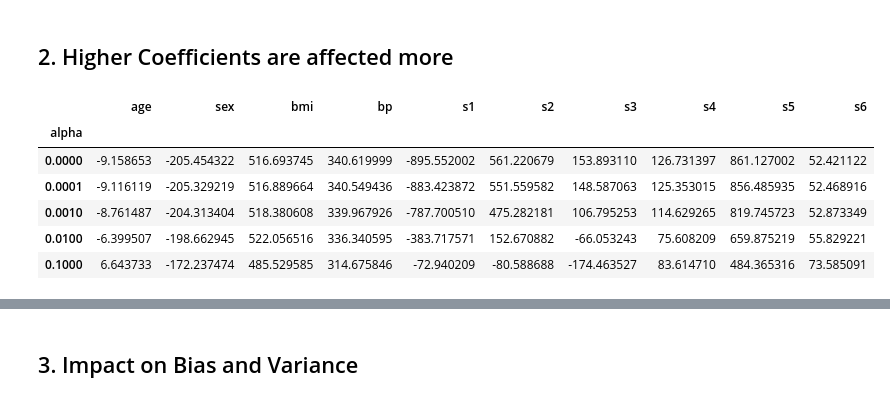
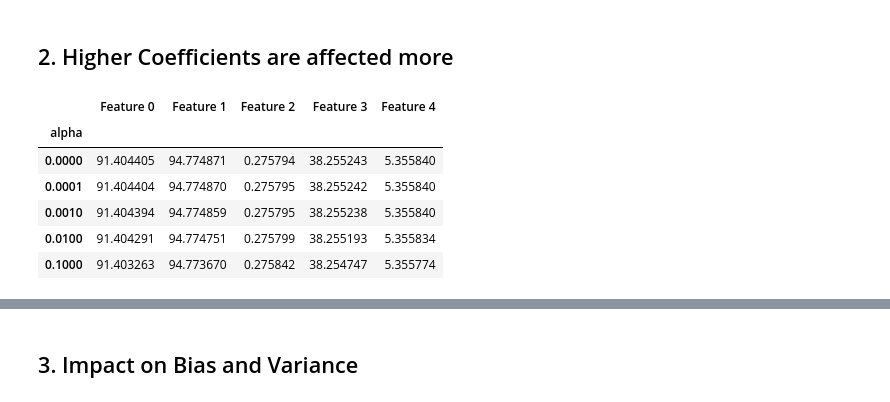
Before and after one commit to pradhans369/Python_and_Data_Science, a Jupyter notebook: 0 ML lecture/22_5 ridge regression.ipynb, the cells around one changed output, grey strips where cells are left out. Saved outputs shown, nothing was run; the diff lists cells and outputs as text; code cells hidden in the pictures.

```diff
--- a/0 ML lecture/22_5 ridge regression.ipynb
+++ b/0 ML lecture/22_5 ridge regression.ipynb
@@ -8,4 +8,4 @@ import pandas as pd
 
 import matplotlib.pyplot as plt
 # %%
-data = load_diabetes()
+X, y = make_regression(n_samples=10000, n_features=5, noise=0.2, random_state=42)
@@ -28,6 +12,6 @@ df.shape
 # %%
 from sklearn.model_selection import train_test_split
-X_train,X_test,y_train,y_test = train_test_split(data.data,data.target,test_size=0.2,random_state=2)
+X_train,X_test,y_train,y_test=train_test_split(X,y,test_size=0.2,random_state=45)
 # %%
 from sklearn.linear_model import Ridge
 from sklearn.metrics import r2_score
@@ -80,28 +64,28 @@ plt.show()
 # %%
 alphas = [0,0.0001,0.001,0.01,0.1,1,10,100,1000,10000]
 
 coefs = []
 
 for i in alphas:
     reg = Ridge(alpha=i)
     reg.fit(X_train,y_train)
 
     coefs.append(reg.coef_.tolist())
 
 
 input_array = np.array(coefs)
-coef_df = pd.DataFrame(input_array,columns=data.feature_names)
+coef_df = pd.DataFrame(input_array,columns=[f"Feature {i}" for i in range(5)])
 coef_df['alpha'] = alphas
 coef_df.set_index('alpha').head(5)      # printing the new data while making the 'alpha' as the new index
 # coef_df
 # %% [output]
-|  | age | sex | bmi | bp | s1 | s2 | s3 | s4 | s5 | s6 |
-| alpha |  |  |  |  |  |  |  |  |  |  |
-| 0.0000 | -9.158653 | -205.454322 | 516.693745 | 340.619999 | -895.552002 | 561.220679 | 153.893110 | 126.731397 | 861.127002 | 52.421122 |
-| 0.0001 | -9.116119 | -205.329219 | 516.889664 | 340.549436 | -883.423872 | 551.559582 | 148.587063 | 125.353015 | 856.485935 | 52.468916 |
-| 0.0010 | -8.761487 | -204.313404 | 518.380608 | 339.967926 | -787.700510 | 475.282181 | 106.795253 | 114.629265 | 819.745723 | 52.873349 |
-| 0.0100 | -6.399507 | -198.662945 | 522.056516 | 336.340595 | -383.717571 | 152.670882 | -66.053243 | 75.608209 | 659.875219 | 55.829221 |
-| 0.1000 | 6.643733 | -172.237474 | 485.529585 | 314.675846 | -72.940209 | -80.588688 | -174.463527 | 83.614710 | 484.365316 | 73.585091 |
+|  | Feature 0 | Feature 1 | Feature 2 | Feature 3 | Feature 4 |
+| alpha |  |  |  |  |  |
+| 0.0000 | 91.404405 | 94.774871 | 0.275794 | 38.255243 | 5.355840 |
+| 0.0001 | 91.404404 | 94.774870 | 0.275795 | 38.255242 | 5.355840 |
+| 0.0010 | 91.404394 | 94.774859 | 0.275795 | 38.255238 | 5.355840 |
+| 0.0100 | 91.404291 | 94.774751 | 0.275799 | 38.255193 | 5.355834 |
+| 0.1000 | 91.403263 | 94.773670 | 0.275842 | 38.254747 | 5.355774 |
 # %%
 alphas = [0,0.0001,0.0005,0.001,0.005,0.1,0.5,1,5,10]
 
```
Also changed, not shown: parts of 9 cells of this notebook, 4 other files.
